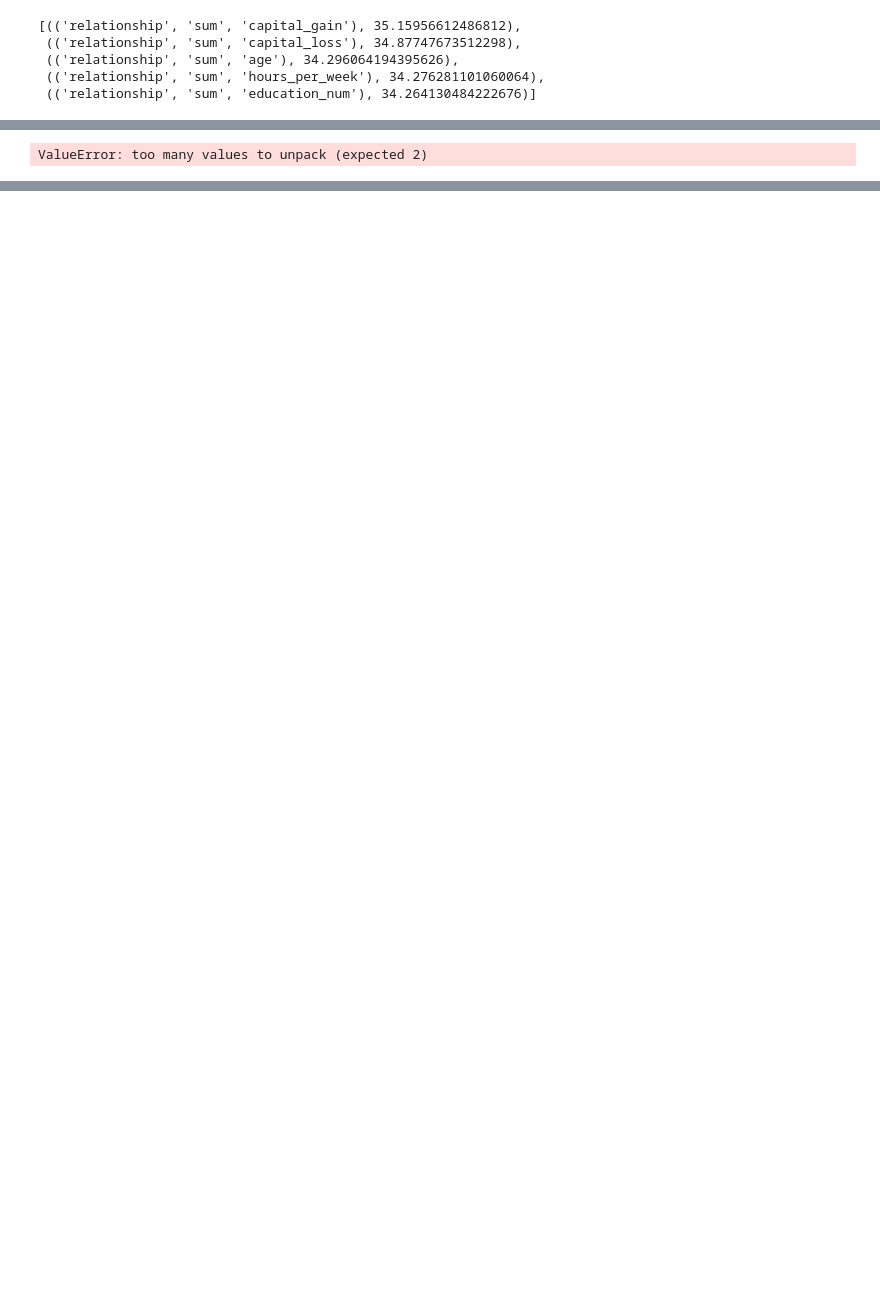
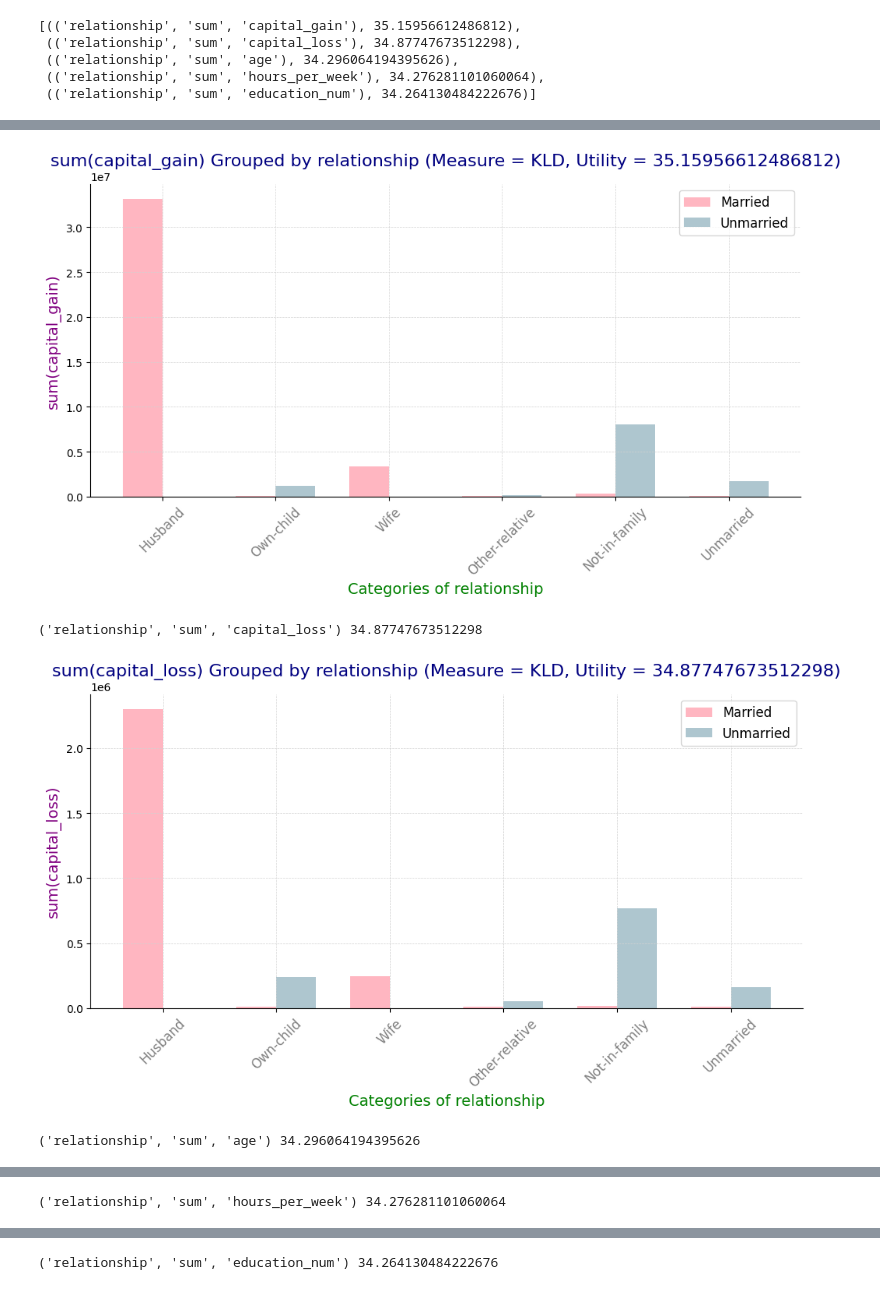
Before and after one commit to riyaa74/SeeDB_Implementation, a Jupyter notebook: SEEDB_Implementation copy.ipynb, the cells around one changed output, grey strips where cells are left out. Saved outputs shown, nothing was run; the diff lists cells and outputs as text; code cells hidden in the pictures; blank space fills up the shorter version.

Commit message:
tried adding combined query

```diff
--- a/SEEDB_Implementation copy.ipynb
+++ b/SEEDB_Implementation copy.ipynb
@@ -166,16 +189,13 @@ def get_top_k(cur, grouped_views, top_k=5, verbose=False):
 # %%
 def sharing_based_search(cur, views_ls, top_k=5, verbose=False):
 
-    query_template = "select {group} {aggregated_measures} from {table} {where} group by {group};"
-
-    results = []
     grouped_views = defaultdict(list)
 
     for view in views_ls:
         grouper = view[0]
         grouped_views[grouper].append(view)
 
-    return get_top_k(cur, grouped_views, top_k, verbose)
+    return calculate_top_k(cur, grouped_views, top_k, verbose)
 # %%
 def pruning_based_search(cur, views, top_k=5, verbose=False):
     mean_utils = {}
@@ -204,7 +224,7 @@ def pruning_based_search(cur, views, top_k=5, verbose=False):
     if verbose:
         print("Finished with %d views." % len(views))
 
-    return views
+    return sharing_based_search(cur, views, top_k, verbose)
 # %%
 views_ls = []
 for a in group_by_columns:
@@ -213,6 +233,5 @@ for a in group_by_columns:
             views_ls.append((a,f,m))
 
 
-for i in range(1):
-    top_5_prun = pruning_based_search(cursor, views_ls,verbose=True)
+top_5_prun = pruning_based_search(cursor, views_ls,verbose=True)
 # %% [output]
@@ -236,4 +255,2 @@ Finished with 12 views.
 # %%
-for i in range(1):
-
-    top_5_shar = sharing_based_search(cursor, views_ls, verbose=False)
+top_5_shar = sharing_based_search(cursor, views_ls, verbose=False)
@@ -314,37 +339,7 @@ if __name__ == "__main__":
             t.append(t_val)
             r.append(r_val)
 
-        width=0.35
-        index = np.arange(len(names))
-
-        fig, ax = plt.subplots(figsize=(10, 6))
-
-        light_pink = '#FFB6C1'
-        pastel_blue = '#AEC6CF'
-
-        t_bar = ax.bar(index, t, width, color=light_pink)
-        r_bar = ax.bar(index + width, r, width, color=pastel_blue)
-
-        ax.set_title("{f}({m}) Grouped by {g} (Measure = {measure}, Utility = {util})".format(f=view[1],
-        m=view[2],
-        g=view[0],
-        measure="KLD",
-        util=utility),
-        fontsize=16, color='navy')
-        ax.set_ylabel("{f}({m})".format(f=view[1], m=view[2]), fontsize=14, color='purple')
-        ax.set_xlabel("Categories of {g}".format(g=view[0]), fontsize=14, color='green')
-        ax.set_xticks(index + width / 2)
-        ax.set_xticklabels(names, fontsize=12, color='gray', rotation=45)
-
-        ax.legend((t_bar[0], r_bar[0]), ('Married', 'Unmarried'), loc='upper right', fontsize=12)
-
-        ax.grid(True, linestyle='--', linewidth=0.5, color='lightgray')
-
-        ax.spines['top'].set_visible(False)
-        ax.spines['right'].set_visible(False)
-
-        plt.tight_layout()
-        plt.show()
+        visualise(view, names, utility)
 
     connection.commit()
 # %% [output]
@@ -368 +363,4 @@ Finished with 12 views.
+[figure, added]
-ValueError: too many values to unpack (expected 2)
+('relationship', 'sum', 'capital_loss') 34.87747673512298
+[figure, added]
+('relationship', 'sum', 'age') 34.296064194395626
@@ -368,0 +368 @@ ValueError: too many values to unpack (expected 2)
+('relationship', 'sum', 'hours_per_week') 34.276281101060064
@@ -368,0 +370 @@ ValueError: too many values to unpack (expected 2)
+('relationship', 'sum', 'education_num') 34.264130484222676
```
Also changed, not shown: parts of 9 cells of this notebook.
